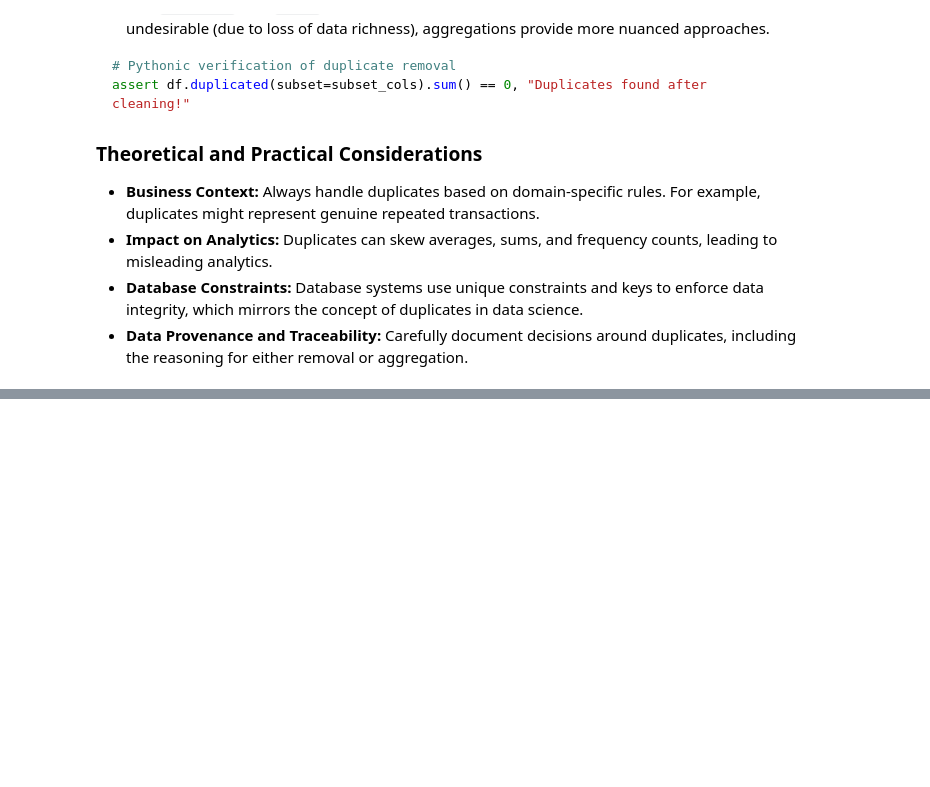
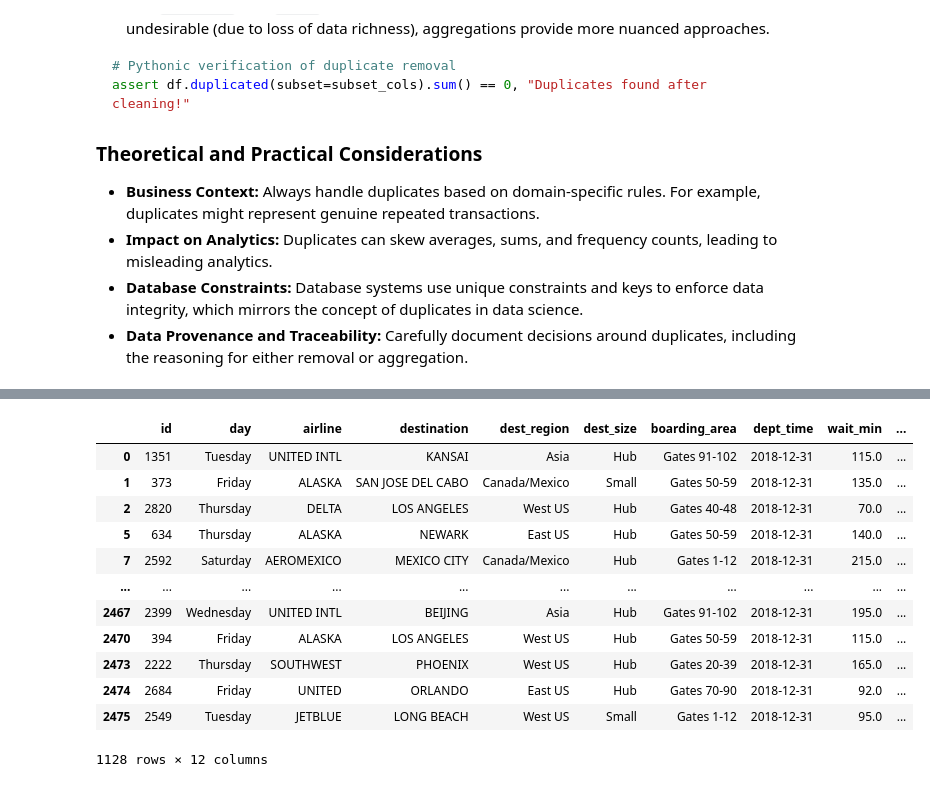
Before and after one commit to jhlopesalves/data-science-notebooks, a Jupyter notebook: Python/data_manipulation/pandas/cleaning_data/cleaning_data.ipynb, the cells around one changed output, grey strips where cells are left out. Cells and saved outputs as stored; diff of their text form; code cells hidden in the pictures; blank space fills up the shorter version.

```diff
--- a/Python/data_manipulation/pandas/cleaning_data/cleaning_data.ipynb
+++ b/Python/data_manipulation/pandas/cleaning_data/cleaning_data.ipynb
@@ -398,0 +718,18 @@ ride_sharing.head()
+# %%
+# Isolate the vast majority of the data that is clean
+clean_airlines = airlines[~inconsistent_rows]
+display(clean_airlines)
+# %% [output]
+|  | id | day | airline | destination | dest_region | dest_size | boarding_area | dept_time | wait_min | ... |
+| 0 | 1351 | Tuesday | UNITED INTL | KANSAI | Asia | Hub | Gates 91-102 | 2018-12-31 | 115.0 | ... |
+| 1 | 373 | Friday | ALASKA | SAN JOSE DEL CABO | Canada/Mexico | Small | Gates 50-59 | 2018-12-31 | 135.0 | ... |
+| 2 | 2820 | Thursday | DELTA | LOS ANGELES | West US | Hub | Gates 40-48 | 2018-12-31 | 70.0 | ... |
+| 5 | 634 | Thursday | ALASKA | NEWARK | East US | Hub | Gates 50-59 | 2018-12-31 | 140.0 | ... |
+| 7 | 2592 | Saturday | AEROMEXICO | MEXICO CITY | Canada/Mexico | Hub | Gates 1-12 | 2018-12-31 | 215.0 | ... |
+| ... | ... | ... | ... | ... | ... | ... | ... | ... | ... | ... |
+| 2467 | 2399 | Wednesday | UNITED INTL | BEIJING | Asia | Hub | Gates 91-102 | 2018-12-31 | 195.0 | ... |
+| 2470 | 394 | Friday | ALASKA | LOS ANGELES | West US | Hub | Gates 50-59 | 2018-12-31 | 115.0 | ... |
+| 2473 | 2222 | Thursday | SOUTHWEST | PHOENIX | West US | Hub | Gates 20-39 | 2018-12-31 | 165.0 | ... |
+| 2474 | 2684 | Friday | UNITED | ORLANDO | East US | Hub | Gates 70-90 | 2018-12-31 | 92.0 | ... |
+| 2475 | 2549 | Tuesday | JETBLUE | LONG BEACH | West US | Small | Gates 1-12 | 2018-12-31 | 95.0 | ... |
+1128 rows × 12 columns
```
Also changed, not shown: parts of 26 cells of this notebook, 1 other file.
